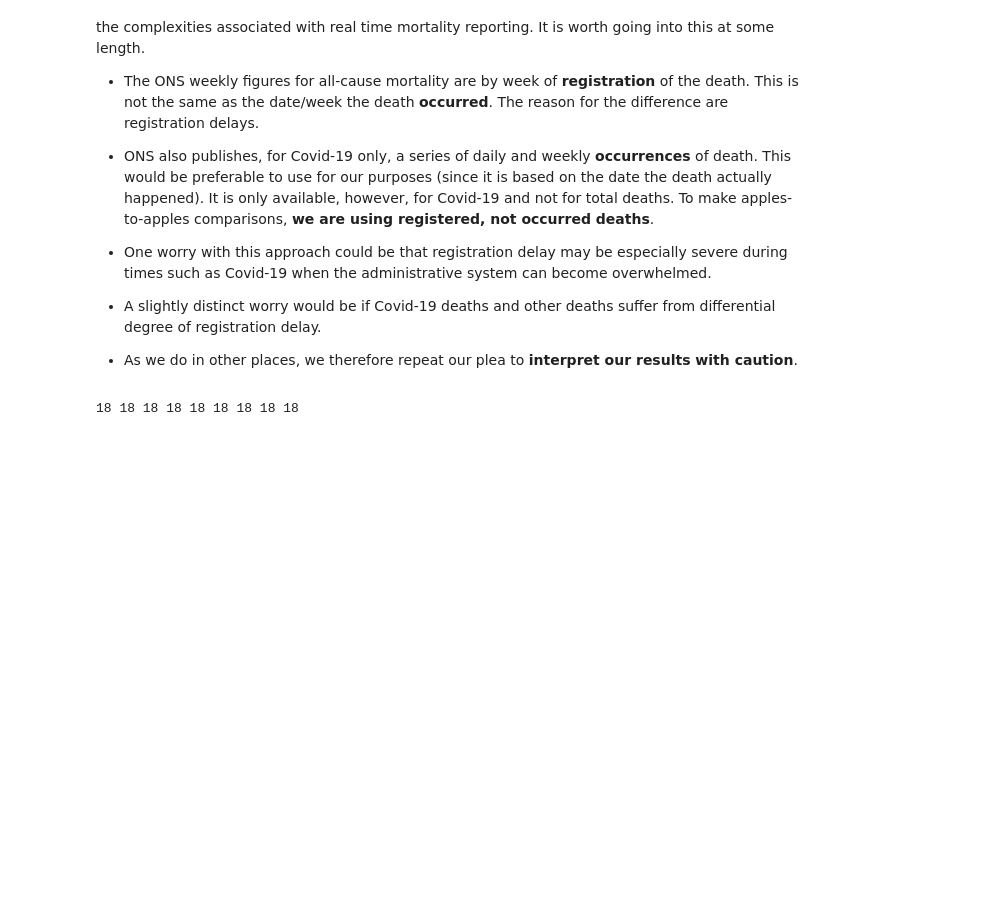
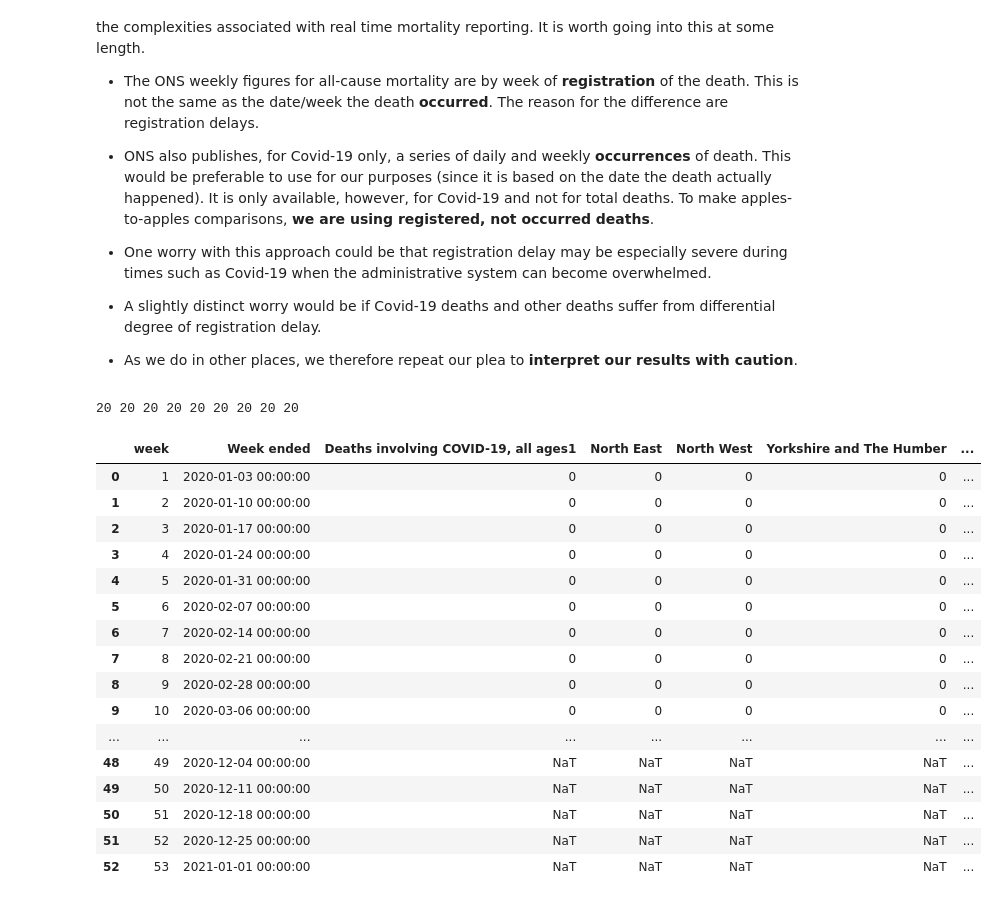
Before and after one commit to sebastianhohmann/covid19_total_death, a Jupyter notebook: uk/code/_1_ingest_process_excel.ipynb, the cells around one changed output. Cells and saved outputs as stored; diff of their text form; code cells hidden in the pictures; blank space fills up the shorter version.

```diff
--- a/uk/code/_1_ingest_process_excel.ipynb
+++ b/uk/code/_1_ingest_process_excel.ipynb
@@ -88,7 +88,9 @@ xlslist = ['publishedweek2010.xls',
            'referencetablesweek142020.xlsx',
            'referencetablesweek142020.xlsx',
            'publishedweek152020.xlsx',
-           'publishedweek152020.xlsx']
+           'publishedweek152020.xlsx',
+           'publishedweek1620201.xlsx',
+           'publishedweek1620201.xlsx']
 
 sheet_list = ['Weekly Figures 2010',
               'Weekly Figures 2011',
@@ -107,13 +109,15 @@ sheet_list = ['Weekly Figures 2010',
               'Weekly figures 2020',
               'Covid-19 - Weekly registrations',
               'Weekly figures 2020',
+              'Covid-19 - Weekly registrations',
+              'Weekly figures 2020',
               'Covid-19 - Weekly registrations']
 
-skip_list = [3, 3, 3, 3, 2, 3, 3, 3, 3, 3, 3, 3, 3, 3, 4, 4, 4, 4]
+skip_list = [3, 3, 3, 3, 2, 3, 3, 3, 3, 3, 3, 3, 3, 3, 4, 4, 4, 4, 4, 4]
 
-last_row_list = [48, 49, 48, 48, 49, 48, 48, 48, 48, 48, 50, 50, 50, 50, 87, 81, 91, 81]
+last_row_list = [48, 49, 48, 48, 49, 48, 48, 48, 48, 48, 50, 50, 50, 50, 87, 81, 91, 81, 91, 81]
 
-weeks_list = [52, 52, 52, 52, 52, 53, 52, 52, 52, 52, 53, 53, 53, 53, 53, 53, 53, 53]
+weeks_list = [52, 52, 52, 52, 52, 53, 52, 52, 52, 52, 53, 53, 53, 53, 53, 53, 53, 53, 53, 53]
 
 respitory_list = ['All respiratory diseases (ICD-10 J00-J99)  ICD-10 v 2001',
                   'ICD-10 v 2010',
@@ -132,17 +136,21 @@ respitory_list = ['All respiratory diseases (ICD-10 J00-J99)  ICD-10 v 2001',
                   'Deaths where the underlying cause was respiratory disease (ICD-10 J00-J99)',
                   '',
                   'Deaths where the underlying cause was respiratory disease (ICD-10 J00-J99)',
+                  '',
+                  'Deaths where the underlying cause was respiratory disease (ICD-10 J00-J99)',
                   '']
 
 yrs = [2010, 2011, 2012, 2013, 2014, 2015, 2016, 2017, 2018, 2019,
        2020, '2020_covid', 2020, '2020_covid', 2020, '2020_covid',
-       2020, '2020_covid']
+       2020, '2020_covid', 2020, '2020_covid']
 keys = [2010, 2011, 2012, 2013, 2014, 2015, 2016, 2017, 2018, 2019,
        '2020_wk12', '2020_wk12_covid', '2020_wk13', '2020_wk13_covid',
-       '2020_wk14', '2020_wk14_covid', '2020_wk15', '2020_wk15_covid']
+       '2020_wk14', '2020_wk14_covid', '2020_wk15', '2020_wk15_covid',
+       '2020_wk16', '2020_wk16_covid']
 
 delete_list = [False, False, False, False, False, False, True, True, True,
-               True, True, True, True, True, True, True, True, True]
+               True, True, True, True, True, True, True, True, True, True,
+               True]
 
 
 print(len(xlslist),
@@ -155,36 +163,54 @@ print(len(xlslist),
       len(keys),
       len(delete_list))
 # %% [output]
-18 18 18 18 18 18 18 18 18
+20 20 20 20 20 20 20 20 20
 # %%
-idx = 17
+idx = 19
 
 custcols = ['week',
             'Week ended',
             'Deaths involving COVID-19, all ages1',
             'North East',
             'North West',
             'Yorkshire and The Humber',
             'East Midlands',
             'West Midlands',
             'East',
             'London',
             'South East',
             'South West',
             'Wales']
 
 # custcols=None
 
 df = dump_excel_to_df(xlslist[idx],
                       sheet_list[idx],
                       skip_rows=skip_list[idx],
                       last_row=last_row_list[idx],
                       respitory_name=respitory_list[idx],
                       n_weeks=weeks_list[idx],
                       delete_row1=delete_list[idx],
                       custom_keepcols=custcols)
 
-# df
+df
+# %% [output]
+|  | week | Week ended | Deaths involving COVID-19, all ages1 | North East | North West | Yorkshire and The Humber | ... |
+| 0 | 1 | 2020-01-03 00:00:00 | 0 | 0 | 0 | 0 | ... |
+| 1 | 2 | 2020-01-10 00:00:00 | 0 | 0 | 0 | 0 | ... |
+| 2 | 3 | 2020-01-17 00:00:00 | 0 | 0 | 0 | 0 | ... |
+| 3 | 4 | 2020-01-24 00:00:00 | 0 | 0 | 0 | 0 | ... |
+| 4 | 5 | 2020-01-31 00:00:00 | 0 | 0 | 0 | 0 | ... |
+| 5 | 6 | 2020-02-07 00:00:00 | 0 | 0 | 0 | 0 | ... |
+| 6 | 7 | 2020-02-14 00:00:00 | 0 | 0 | 0 | 0 | ... |
+| 7 | 8 | 2020-02-21 00:00:00 | 0 | 0 | 0 | 0 | ... |
+| 8 | 9 | 2020-02-28 00:00:00 | 0 | 0 | 0 | 0 | ... |
+| 9 | 10 | 2020-03-06 00:00:00 | 0 | 0 | 0 | 0 | ... |
+| ... | ... | ... | ... | ... | ... | ... | ... |
+| 48 | 49 | 2020-12-04 00:00:00 | NaT | NaT | NaT | NaT | ... |
+| 49 | 50 | 2020-12-11 00:00:00 | NaT | NaT | NaT | NaT | ... |
+| 50 | 51 | 2020-12-18 00:00:00 | NaT | NaT | NaT | NaT | ... |
+| 51 | 52 | 2020-12-25 00:00:00 | NaT | NaT | NaT | NaT | ... |
+| 52 | 53 | 2021-01-01 00:00:00 | NaT | NaT | NaT | NaT | ... |
 # %%
 df_dict = {}
 # %%
```
Also changed, not shown: parts of 2 cells of this notebook, 4 other files.
